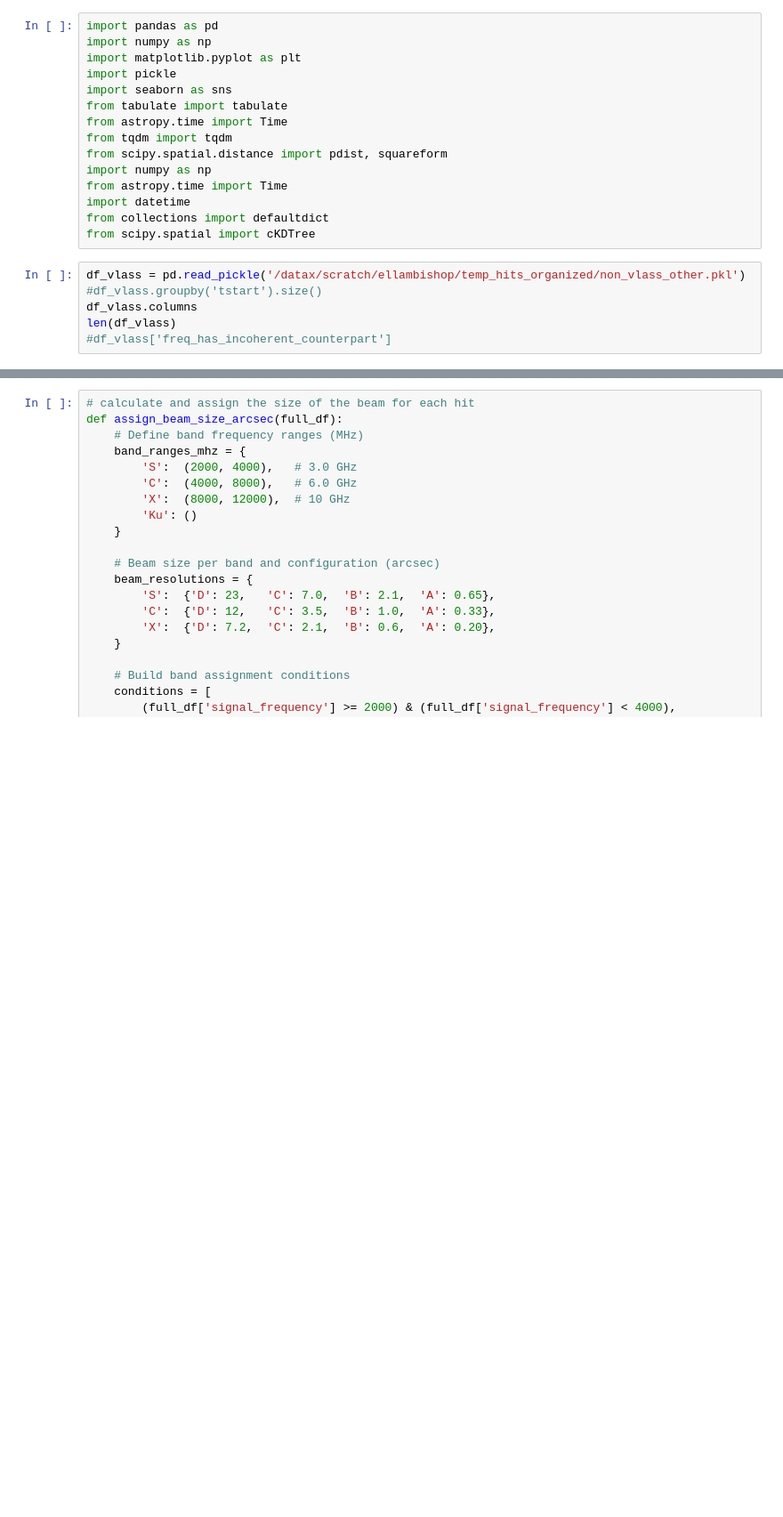
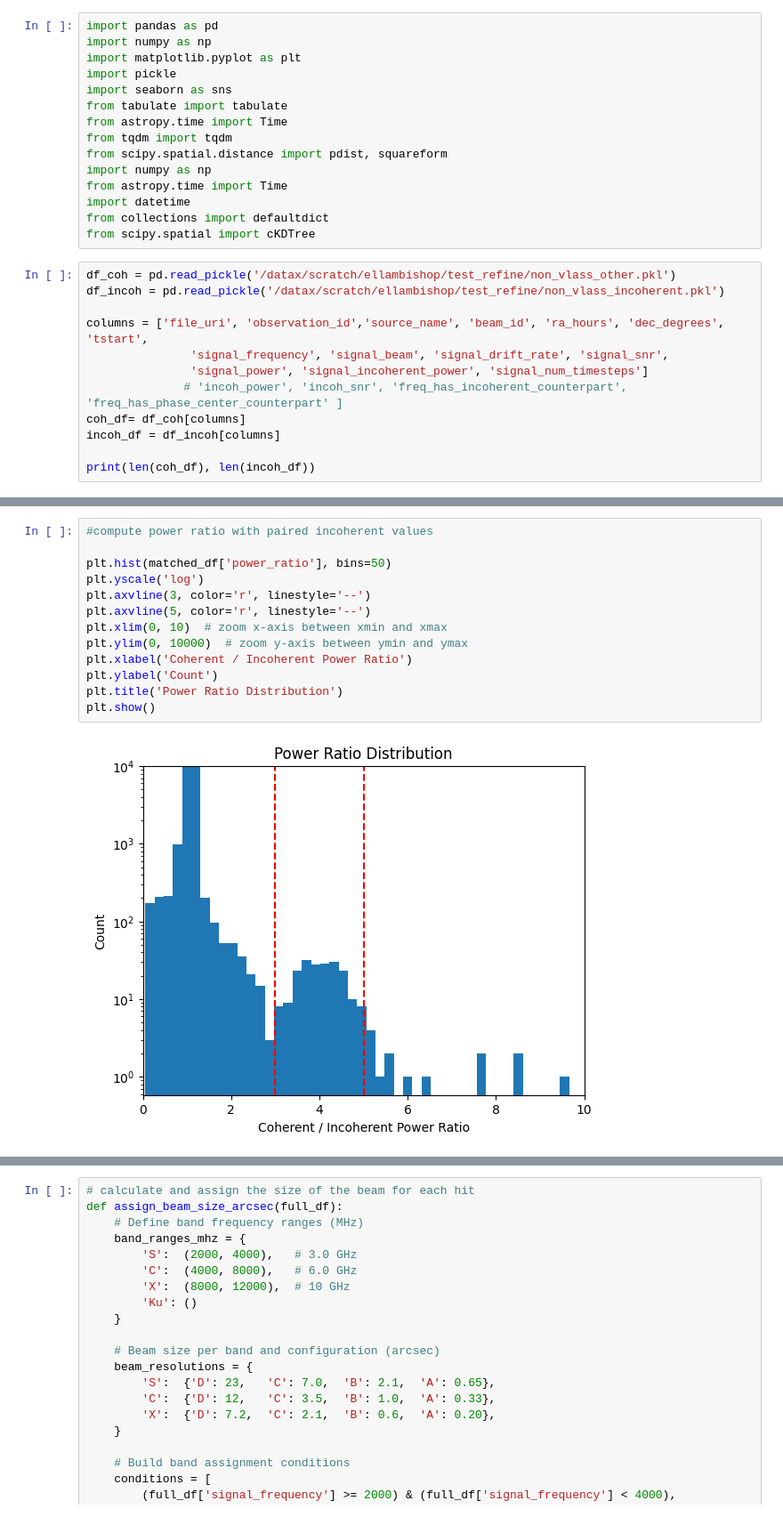
Before and after one commit to jmotamarry/cosmic-testing, a Jupyter notebook: main_RFI_filtering copy.ipynb, the cells around one changed output, grey strips where cells are left out. Shown: that part at 89% size. Cells and saved outputs as stored; diff of their text form; blank space fills up the shorter version.

Commit message:
Updated method of cross referencing coherent to incoherent hits later after splitting files

```diff
--- a/main_RFI_filtering copy.ipynb
+++ b/main_RFI_filtering copy.ipynb
@@ -14,9 +14,15 @@ import datetime
 from collections import defaultdict
 from scipy.spatial import cKDTree
 # %%
-df_vlass = pd.read_pickle('/datax/scratch/ellambishop/temp_hits_organized/non_vlass_other.pkl')
-#df_vlass.groupby('tstart').size()
-df_vlass.columns
-len(df_vlass)
-#df_vlass['freq_has_incoherent_counterpart']
+df_coh = pd.read_pickle('/datax/scratch/ellambishop/test_refine/non_vlass_other.pkl')
+df_incoh = pd.read_pickle('/datax/scratch/ellambishop/test_refine/non_vlass_incoherent.pkl')
+
+columns = ['file_uri', 'observation_id','source_name', 'beam_id', 'ra_hours', 'dec_degrees', 'tstart',
+               'signal_frequency', 'signal_beam', 'signal_drift_rate', 'signal_snr',
+               'signal_power', 'signal_incoherent_power', 'signal_num_timesteps']
+              # 'incoh_power', 'incoh_snr', 'freq_has_incoherent_counterpart', 'freq_has_phase_center_counterpart' ]
+coh_df= df_coh[columns]
+incoh_df = df_incoh[columns]
+
+print(len(coh_df), len(incoh_df))
 # %% [output]
@@ -92,0 +119,15 @@ len(full_df)
+# %%
+#compute power ratio with paired incoherent values
+
+plt.hist(matched_df['power_ratio'], bins=50)
+plt.yscale('log')
+plt.axvline(3, color='r', linestyle='--')
+plt.axvline(5, color='r', linestyle='--')
+plt.xlim(0, 10)  # zoom x-axis between xmin and xmax
+plt.ylim(0, 10000)  # zoom y-axis between ymin and ymax
+plt.xlabel('Coherent / Incoherent Power Ratio')
+plt.ylabel('Count')
+plt.title('Power Ratio Distribution')
+plt.show()
+# %% [output]
+[figure, added]
```
Also changed, not shown: parts of 20 cells of this notebook, 1 other file.
